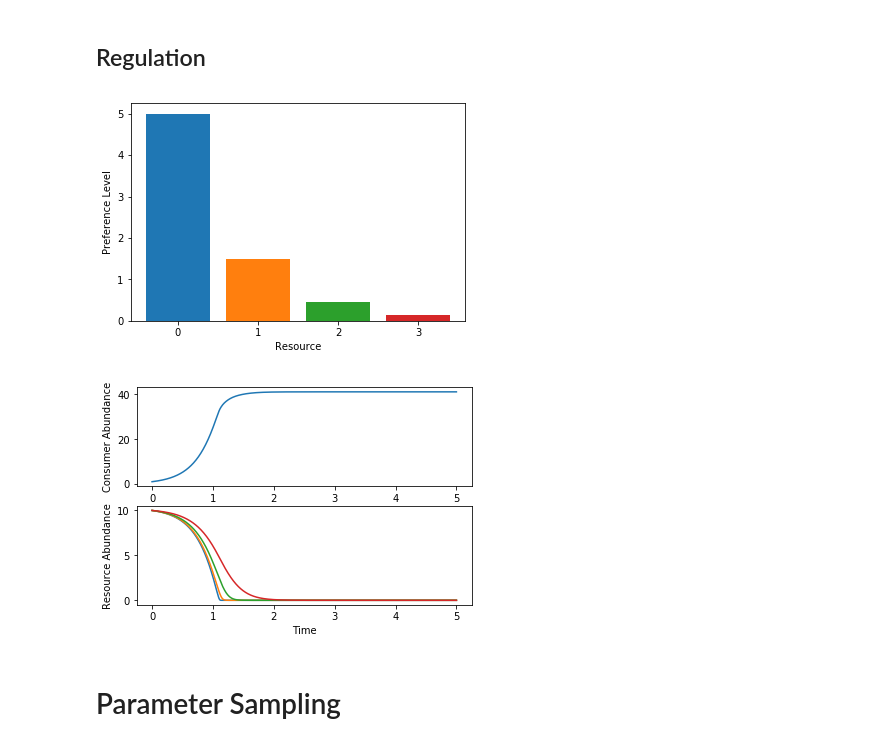
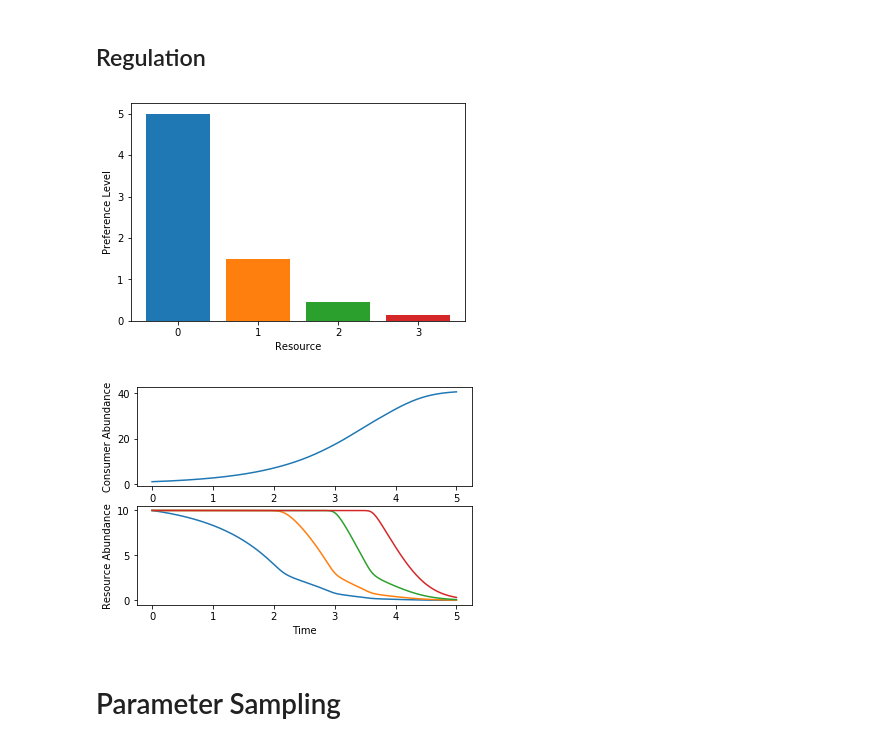
Before and after one commit to Emergent-Behaviors-in-Biology/community-simulator, a Jupyter notebook: Tutorial.ipynb, the cells around one changed output. Drawn from its saved outputs; the diff is of its cells as text; code cells hidden in the pictures.

```diff
--- a/Tutorial.ipynb
+++ b/Tutorial.ipynb
@@ -53,7 +53,7 @@ plt.show()
 ## Regulation
 # %%
 mp_diaux = {
-              'regulation':'independent',
+              'regulation':'energy',
               'replenishment':'off',
               'response':'type II'
              }
@@ -75,37 +75,34 @@ for k in range(M):
     ax.bar(k,c.squeeze()[k])
 ax.set_xticks(np.arange(4,dtype=int))
 ax.set_xlabel('Resource')
 ax.set_ylabel('Preference Level')
-pdf = bpdf.PdfPages('c_lin.pdf')
-pdf.savefig(fig)
-pdf.close()
 plt.show()
 
 #Make initial state
 N0 = np.asarray([1])
 R0 = np.ones(M)*10
 init_state = [N0,R0]
 
 #Make parameter list
 params = {'c':c,
         'm':0,
         'w':1,
         'g':1,
         'l':0,
         'R0':R0,
         'tau':1,
         'sigma_max':1,
         'nreg':10
        }
 
 diauxic = Community(init_state,dynamics_diaux,params)
 
 fig,axs=plt.subplots(2)
 out = diauxic.TestWell(T=5,ns=1000,axs=axs)
 plt.show()
 # %% [output]
 [figure]
-[figure, old version]
+[figure, new version]
 # %% [markdown]
 # Parameter Sampling
 # %%
```
Also changed, not shown: parts of 4 cells of this notebook, 3 other files.
